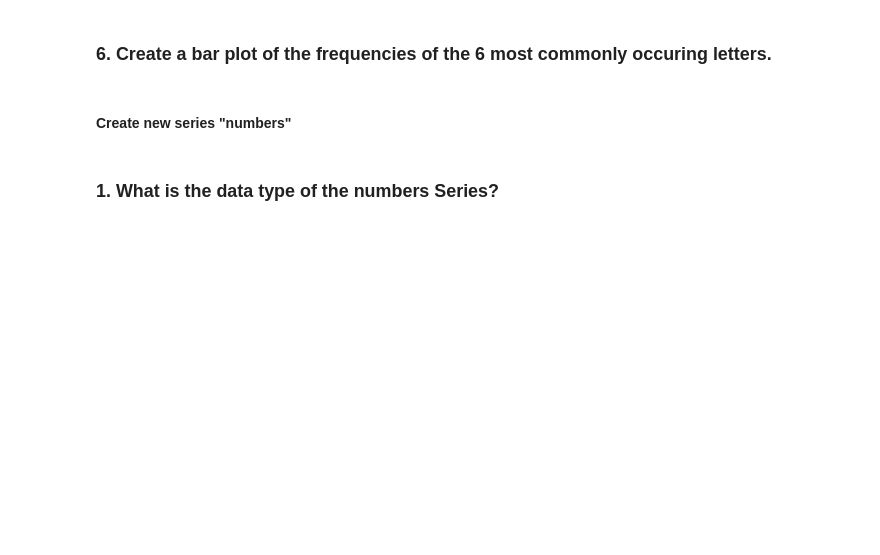
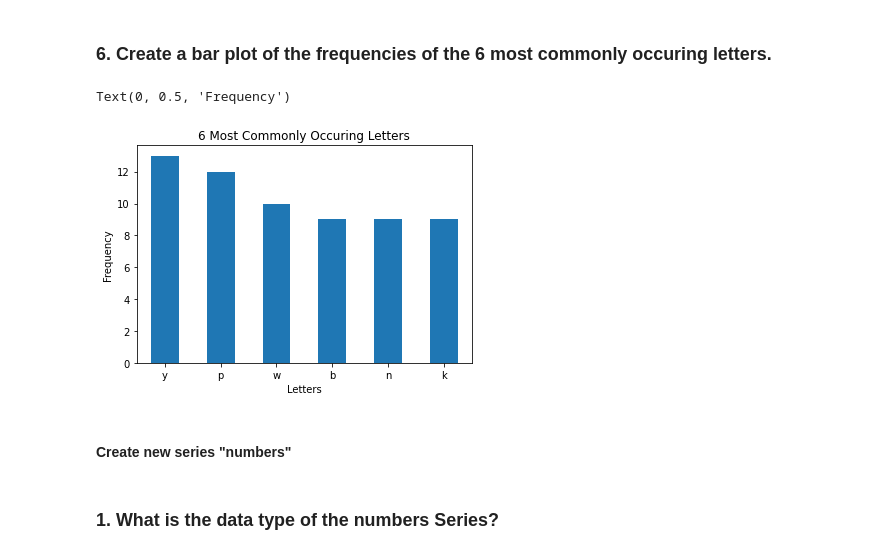
Before and after one commit to markydoug/numpy-pandas-visualization-exercises, a Jupyter notebook: pandas_series.ipynb, the cells around one changed output. Drawn from its saved outputs; the diff is of its cells as text; code cells hidden in the pictures; blank space fills up the shorter version.

```diff
--- a/pandas_series.ipynb
+++ b/pandas_series.ipynb
@@ -64,5 +285,14 @@ long_string_series = pd.Series(list('hnvidduckkqxwymbimkccexbkmqygkxoyndmcxnwqar
 # %% [markdown]
 ### 6. Create a bar plot of the frequencies of the 6 most commonly occuring letters.
+# %%
+letters.value_counts().sort_values(ascending = False).head(6).plot.bar()
+plt.xticks(rotation = 0)
+plt.title("6 Most Commonly Occuring Letters")
+plt.xlabel("Letters")
+plt.ylabel("Frequency")
+# %% [output]
+Text(0, 0.5, 'Frequency')
+[figure, added]
 # %% [markdown]
 #### Create new series "numbers"
 # %%
```
Also changed, not shown: parts of 48 cells of this notebook.
